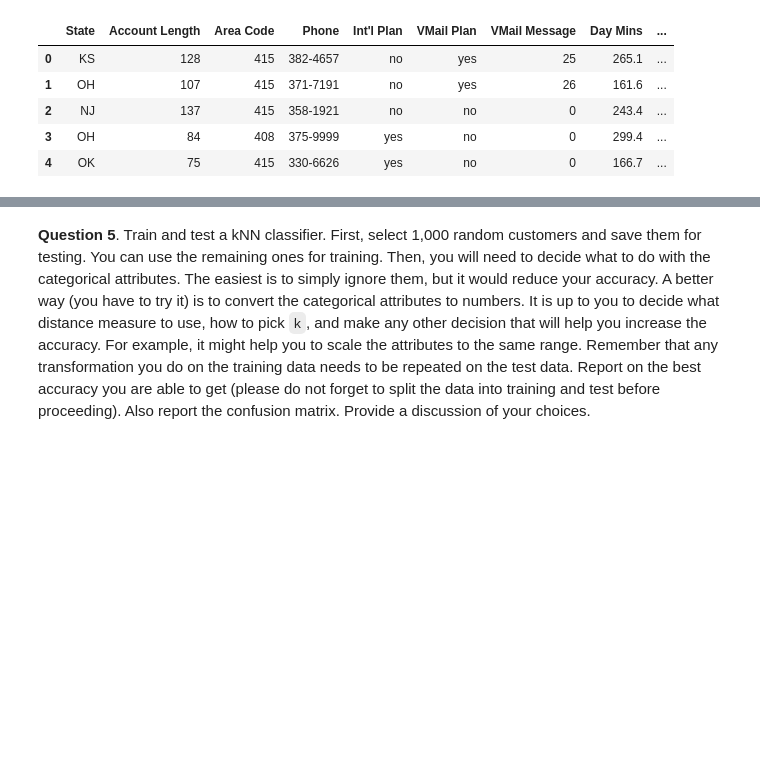
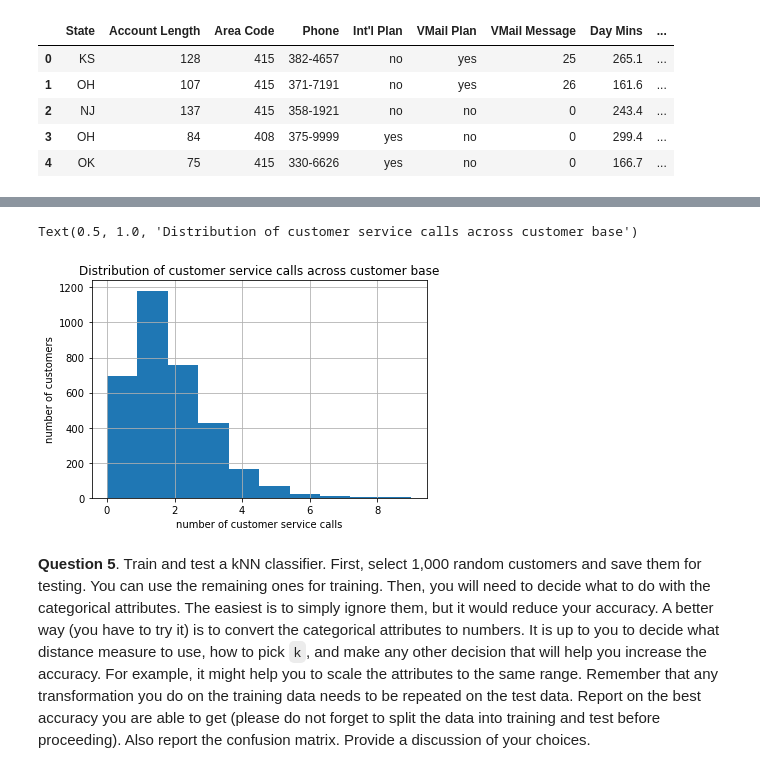
Before and after one commit to BareBeaverBat/cis3715-temple-2020.github.io, a Jupyter notebook: Lab6/CIS3715 (Temple - Spring 2020) Lab6.ipynb, the cells around one changed output, grey strips where cells are left out. Cells and saved outputs as stored; diff of their text form; code cells hidden in the pictures; blank space fills up the shorter version.

```diff
--- a/Lab6/CIS3715 (Temple - Spring 2020) Lab6.ipynb
+++ b/Lab6/CIS3715 (Temple - Spring 2020) Lab6.ipynb
@@ -209,3 +377,11 @@ This is a dataset from a telecom company, of their customers. Based on the recor
+# %%
+churn_df["CustServ Calls"].hist(bins=10)
+plt.xlabel("number of customer service calls")
+plt.ylabel("number of customers")
+plt.title("Distribution of customer service calls across customer base")
+# %% [output]
+Text(0.5, 1.0, 'Distribution of customer service calls across customer base')
+[figure, added]
 # %% [markdown]
 **Question 5**. Train and test a kNN classifier. First, select 1,000 random customers and save them for testing. You can use the remaining ones for training. Then, you will need to decide what to do with the categorical attributes. The easiest is to simply ignore them, but it would reduce your accuracy. A better way (you have to try it) is to convert the categorical attributes to numbers. It is up to you to decide what distance measure to use, how to pick `k`, and make any other decision that will help you increase the accuracy. For example, it might help you to scale the attributes to the same range. Remember that any transformation you do on the training data needs to be repeated on the test data. Report on the best accuracy you are able to get (please do not forget to split the data into training and test before proceeding). Also report the confusion matrix. Provide a discussion of your choices.
 # %% [markdown]
```
Also changed, not shown: parts of 12 cells of this notebook, 1 other file.
